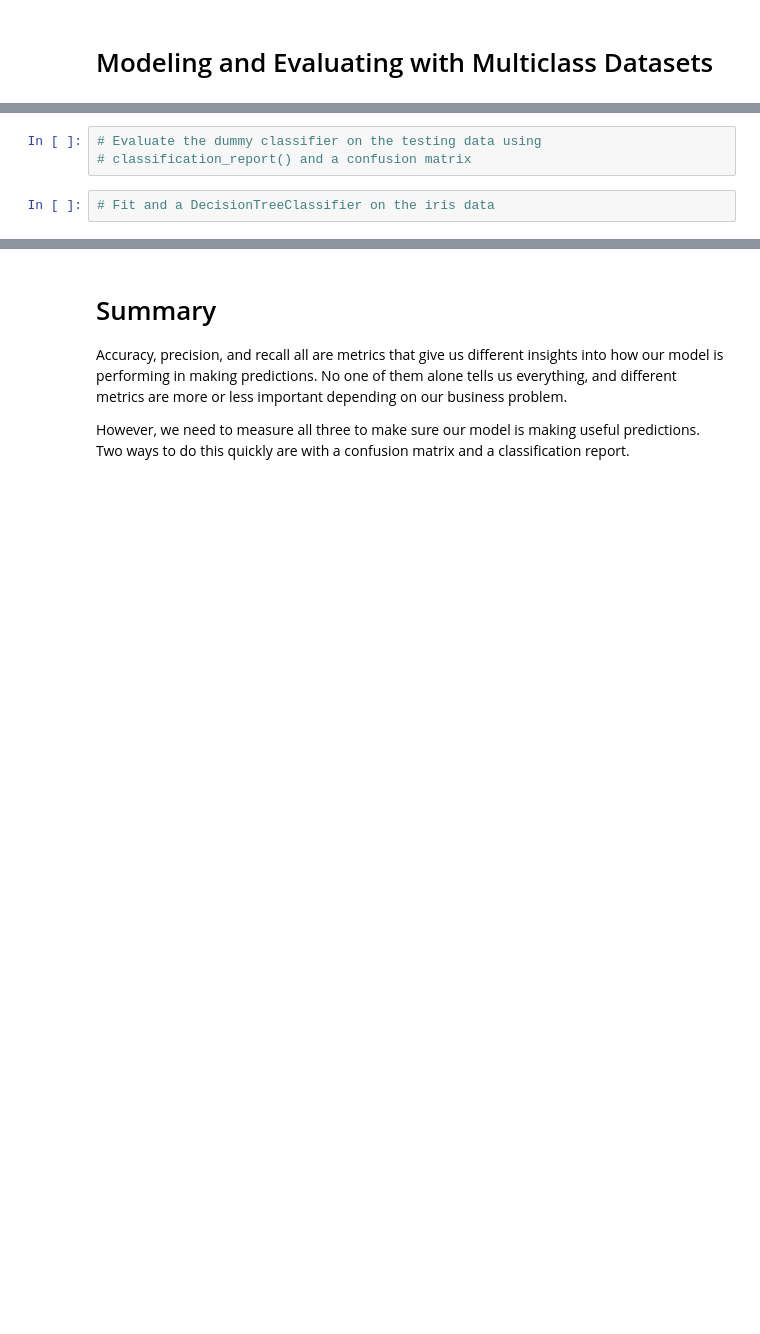
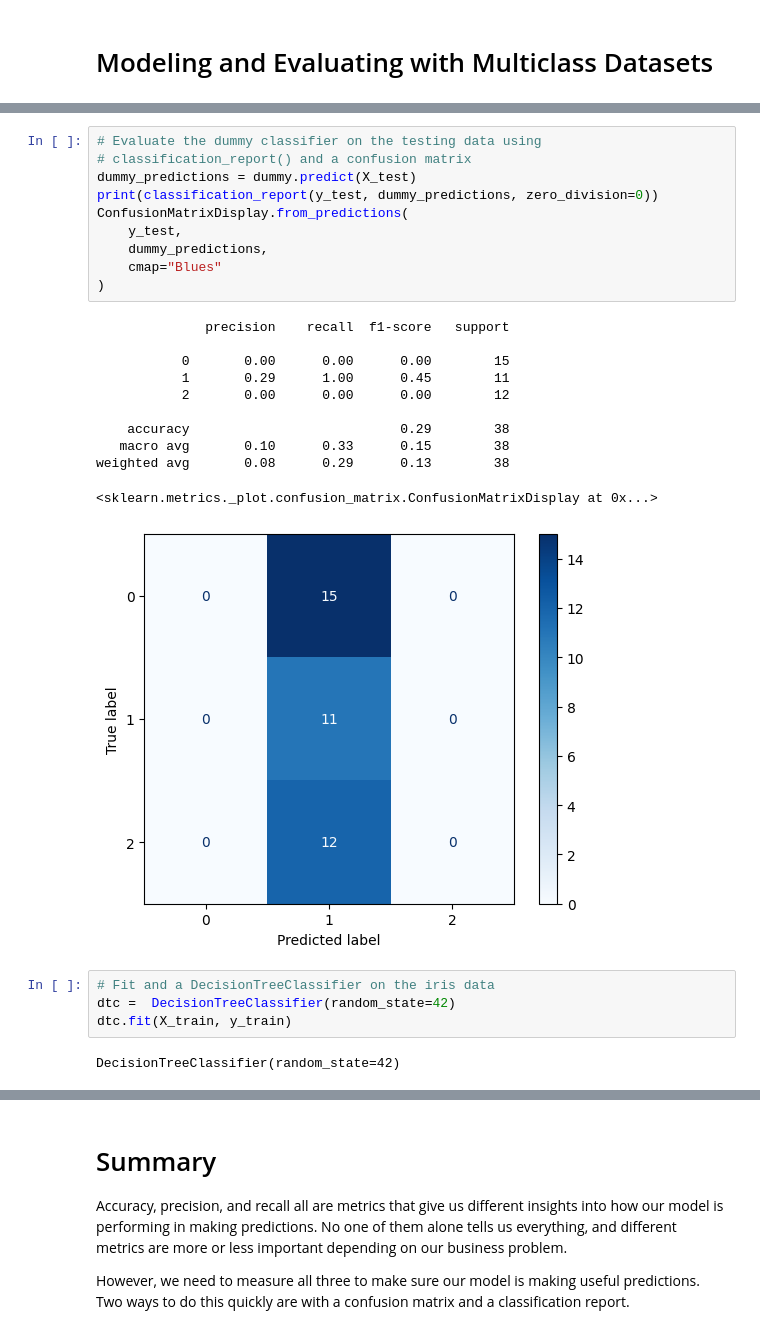
Before and after one commit to john-a-dixon/coding-dojo, a Jupyter notebook: Week 7/W7C1.ipynb, the cells around one changed output, grey strips where cells are left out. Cells and saved outputs as stored; diff of their text form; blank space fills up the shorter version.

```diff
--- a/Week 7/W7C1.ipynb
+++ b/Week 7/W7C1.ipynb
@@ -305,8 +337,31 @@ dtype: float64
 # %%
 # Evaluate the dummy classifier on the testing data using
 # classification_report() and a confusion matrix
+dummy_predictions = dummy.predict(X_test)
+print(classification_report(y_test, dummy_predictions, zero_division=0))
+ConfusionMatrixDisplay.from_predictions(
+    y_test,
+    dummy_predictions,
+    cmap="Blues"
+)
+# %% [output]
+              precision    recall  f1-score   support
+
+           0       0.00      0.00      0.00        15
+           1       0.29      1.00      0.45        11
+           2       0.00      0.00      0.00        12
+
+    accuracy                           0.29        38
+   macro avg       0.10      0.33      0.15        38
+weighted avg       0.08      0.29      0.13        38
+<sklearn.metrics._plot.confusion_matrix.ConfusionMatrixDisplay at 0x...>
+[figure, added]
 # %%
 # Fit and a DecisionTreeClassifier on the iris data
+dtc =  DecisionTreeClassifier(random_state=42)
+dtc.fit(X_train, y_train)
+# %% [output]
+DecisionTreeClassifier(random_state=42)
 # %%
 # Evaluate the decision tree on the training data using classification_report()
 # and a confusion matrix
```
Also changed, not shown: parts of 8 cells of this notebook.
